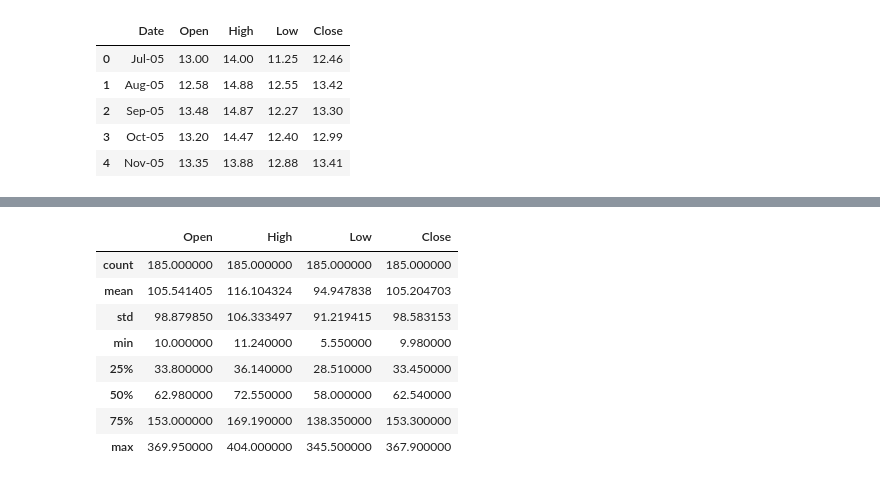
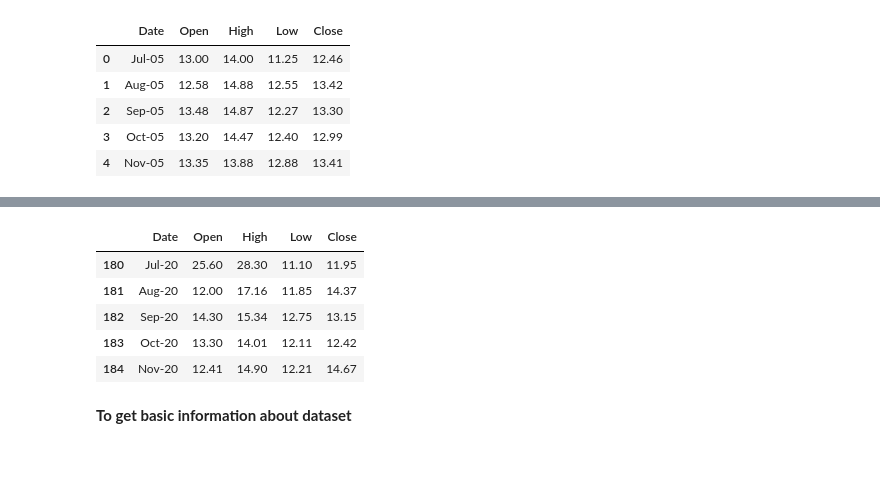
Before and after one commit to sneraikar/Yes-Bank-Stock-prediction, a Jupyter notebook: Yes_Bank_Stock_closing_Price_Prediction(Regression).ipynb, the cells around one changed output, grey strips where cells are left out. Saved outputs shown, nothing was run; the diff lists cells and outputs as text; code cells hidden in the pictures.

```diff
--- a/Yes_Bank_Stock_closing_Price_Prediction(Regression).ipynb
+++ b/Yes_Bank_Stock_closing_Price_Prediction(Regression).ipynb
@@ -80,12 +71,12 @@ memory usage: 7.4+ KB
-# %%
-df.describe()
-# %% [output]
-|  | Open | High | Low | Close |
-| count | 185.000000 | 185.000000 | 185.000000 | 185.000000 |
-| mean | 105.541405 | 116.104324 | 94.947838 | 105.204703 |
-| std | 98.879850 | 106.333497 | 91.219415 | 98.583153 |
-| min | 10.000000 | 11.240000 | 5.550000 | 9.980000 |
-| 25% | 33.800000 | 36.140000 | 28.510000 | 33.450000 |
-| 50% | 62.980000 | 72.550000 | 58.000000 | 62.540000 |
-| 75% | 153.000000 | 169.190000 | 138.350000 | 153.300000 |
-| max | 369.950000 | 404.000000 | 345.500000 | 367.900000 |
+# %%
+#to print last 5 observations of the dataset
+df.tail(5)
+# %% [output]
+|  | Date | Open | High | Low | Close |
+| 180 | Jul-20 | 25.60 | 28.30 | 11.10 | 11.95 |
+| 181 | Aug-20 | 12.00 | 17.16 | 11.85 | 14.37 |
+| 182 | Sep-20 | 14.30 | 15.34 | 12.75 | 13.15 |
+| 183 | Oct-20 | 13.30 | 14.01 | 12.11 | 12.42 |
+| 184 | Nov-20 | 12.41 | 14.90 | 12.21 | 14.67 |
+# %% [markdown]
+**To get basic information about dataset**
```
Also changed, not shown: parts of 21 cells of this notebook.
